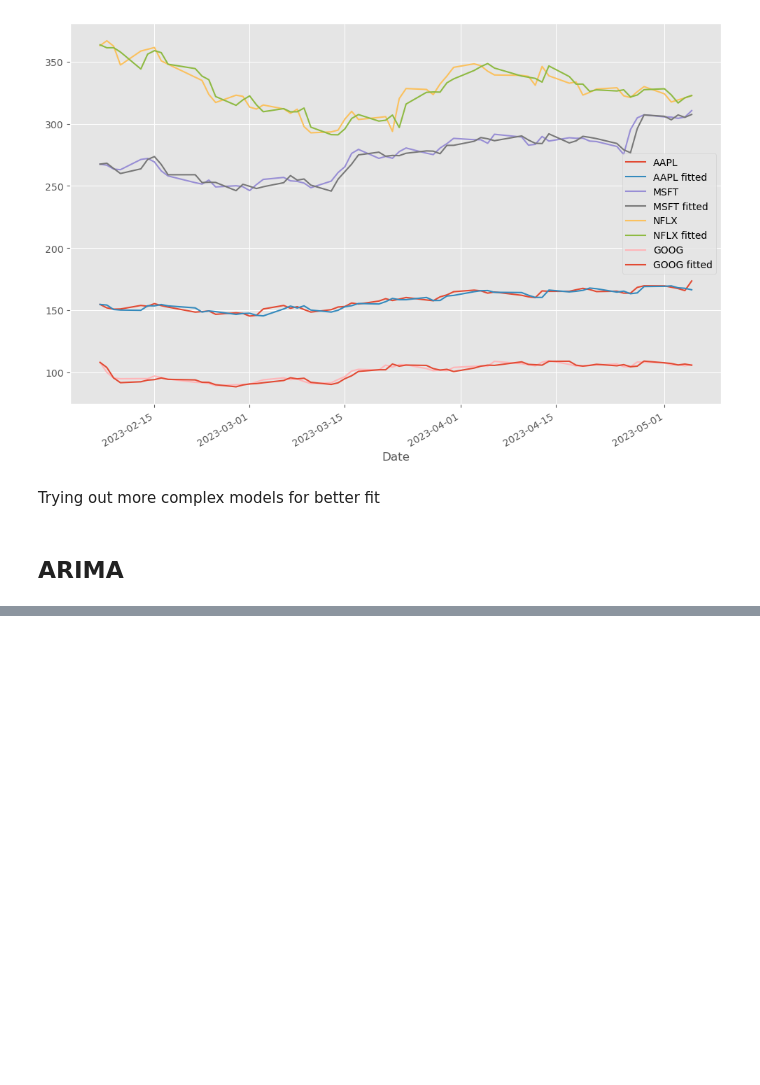
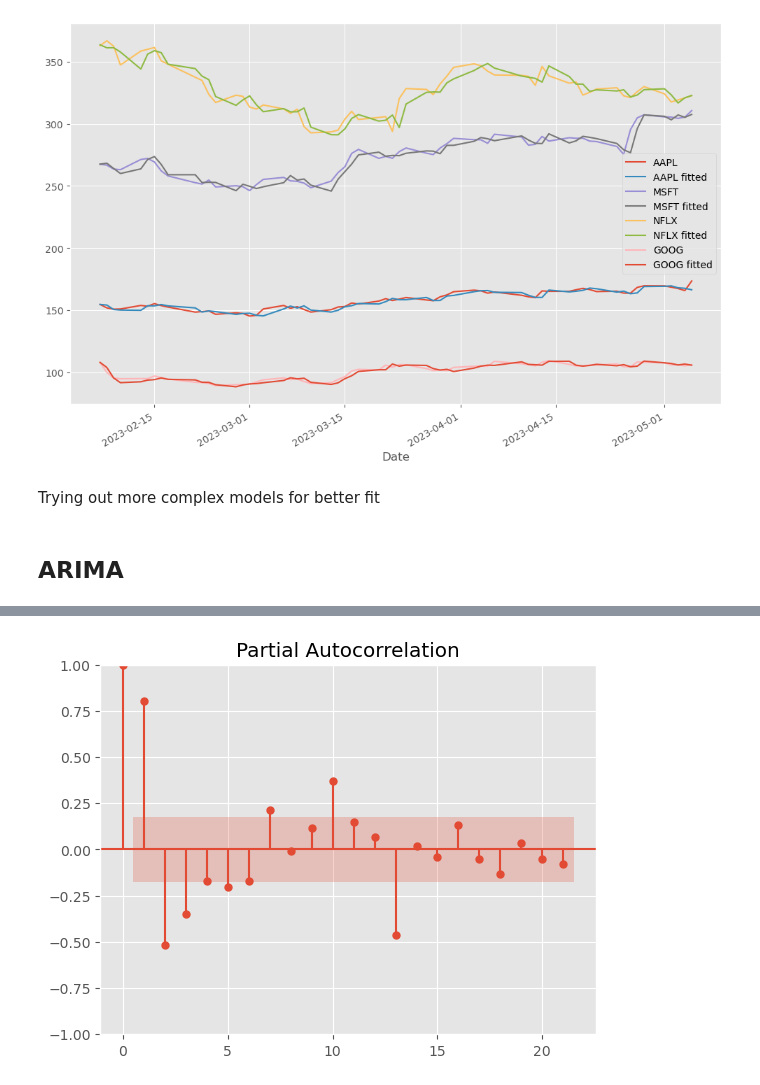
Before and after one commit to wp225/Data_Science_Practice, a Jupyter notebook: Time-Series /time_series_analysis.ipynb, the cells around one changed output, grey strips where cells are left out. Cells and saved outputs as stored; diff of their text form; code cells hidden in the pictures; blank space fills up the shorter version.

```diff
--- a/Time-Series /time_series_analysis.ipynb
+++ b/Time-Series /time_series_analysis.ipynb
@@ -229,0 +250,4 @@ Suggests first order differencing is good enough
+# %%
+pacf_plot = plot_pacf(ice_df.Production)
+# %% [output]
+[figure, added]
```
Also changed, not shown: parts of 16 cells of this notebook, 8 other files.
